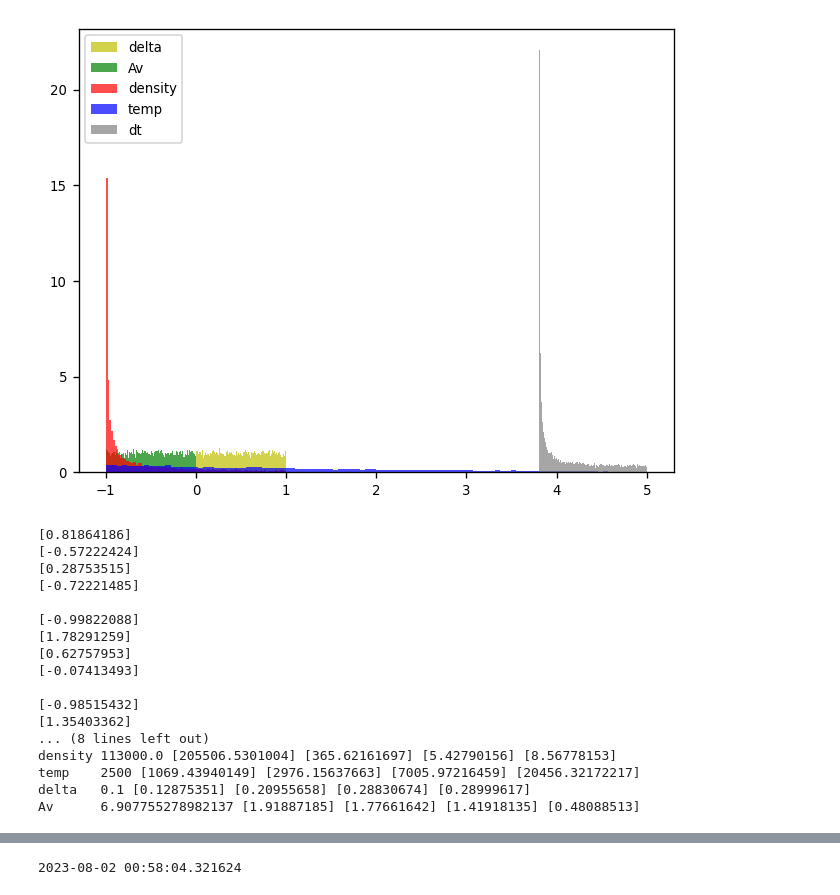
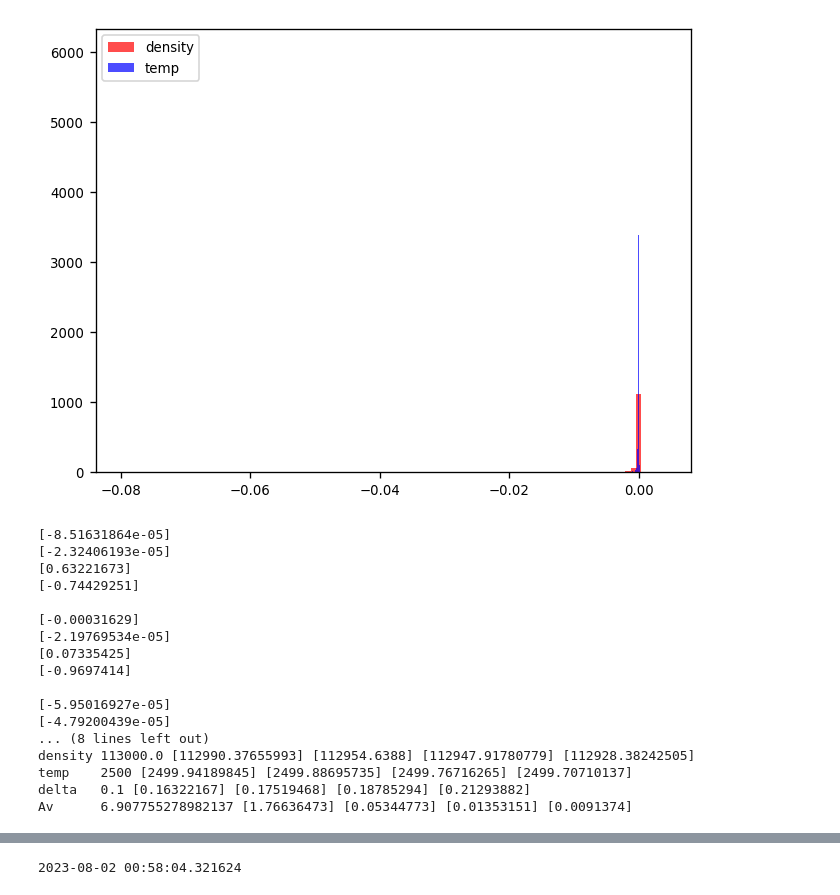
Before and after one commit to silkemaes/ChemPy, a Jupyter notebook: data_generation.ipynb, the cells around one changed output, grey strips where cells are left out. Saved outputs shown, nothing was run; the diff lists cells and outputs as text; code cells hidden in the pictures.

Commit message:
Sampling from the distributions of the PHANTOM parameters

```diff
--- a/data_generation.ipynb
+++ b/data_generation.ipynb
@@ -7,6 +7,7 @@ import sys
 from pathlib            import Path
 from matplotlib         import rcParams, rc
 from scipy.interpolate  import interp1d
+import types
 # Change the matplotlib default parameters
 rcParams.update({'font.size':   8})
 rcParams.update({'figure.dpi': 120})
@@ -20,3 +21,4 @@ from src.input              import density
 rate = 16
 
 outloc = '/lhome/silkem/ChemTorch/ChemTorch/out/'
+samploc = '/lhome/silkem/ChemTorch/ChemTorch/sampling/'
@@ -22,0 +49,7 @@ outloc = '/lhome/silkem/ChemTorch/ChemTorch/out/'
+# %%
+rho_func = np.load(samploc+'drho.npy')
+rho_range = np.load(samploc+'drho_range.npy')
+T_func = np.load(samploc+'dT.npy')
+T_range = np.load(samploc+'dT_range.npy')
+print(min(rho_range),max(rho_range))
+print(min(T_range),max(T_range))
@@ -23,9 +65,9 @@ outloc = '/lhome/silkem/ChemTorch/ChemTorch/out/'
 # %%
 ## Ranges from PHANTOM models
-ρ_min = -1.
-ρ_max = 1.
-T_min = -1.
-T_max = 5
+ρ_min = min(rho_range)
+ρ_max = max(rho_range)
+T_min = min(T_range)
+T_max = max(T_range)
 δ_min = 1.e-6
 δ_max = 1
 Av_min = -1
@@ -39,10 +81,12 @@ nstep = 512
 
 
 def fdens(x):
-	return 1./(x+1.001)
+	rho_func = np.load(samploc+'drho.npy')
+	return rho_func
 
 def ftemp(x):
-	return -1.05*np.log10(x+3)+1
+	T_func = np.load(samploc+'dT.npy')
+	return T_func
 
 def fdelta(x):
 	return np.ones_like(x)
@@ -59,11 +103,13 @@ def fdt(x):
 def genSamples(xmin, xmax, nstep, N, f):
 	xbin = np.linspace(xmin, xmax, nstep)
 	ycum = np.cumsum(f(xbin))
+	xbin = np.linspace(xmin, xmax, len(ycum))
 	u = np.random.uniform(ycum.min(), ycum.max(), int(N))
-    ## take the inverse of cumm. function
+	## take the inverse of cumm. function
 	func_interp = interp1d(ycum, xbin)
 	samples = func_interp(u)
 	return samples
+
 
 def calc_next(f, param_i, min, max, nstep):
 	N = 1
@@ -81,24 +127,24 @@ def next_input(ρ, T, δ, Av):
 # %%
 nsamples = 1.e4
 nbins = 100
 
 dens_samples = genSamples(ρ_min, ρ_max, nstep, nsamples, fdens)
 temp_samples = genSamples(T_min, T_max, nstep, nsamples, ftemp)
 delt_samples = genSamples(δ_min, δ_max, nstep, nsamples, fdelta)
 Av_samples = genSamples(Av_min, Av_max, nstep, nsamples, fAv)
 dt_samples = genSamples(dt_min, dt_max, nstep, nsamples, fdt)
 
 
-plt.hist(delt_samples,bins=nbins, density=True, color='y', alpha=0.7, label = 'delta')
-plt.hist(Av_samples,bins=nbins, density=True, color='g', alpha=0.7, label = 'Av')
+# plt.hist(delt_samples,bins=nbins, density=True, color='y', alpha=0.7, label = 'delta')
+# plt.hist(Av_samples,bins=nbins, density=True, color='g', alpha=0.7, label = 'Av')
 plt.hist(dens_samples,bins=nbins, density=True, color='r', alpha=0.7, label = 'density')
 plt.hist(temp_samples,bins=nbins, density=True, color='b', alpha=0.7, label = 'temp')
-plt.hist(dt_samples,bins=nbins, density=True, color='grey', alpha=0.7, label = 'dt')
+# plt.hist(dt_samples,bins=nbins, density=True, color='grey', alpha=0.7, label = 'dt')
 
 plt.legend(loc = 'upper left')
 plt.show()
 # %% [output]
-[figure, old version]
+[figure, new version]
 # %%
 ρ_i  = 1.13E+05
 T_i  = 2500
@@ -119,23 +165,23 @@ print('temp   ',T_i, T, T2, T3, T4)
 print('delta  ',δ_i, δ, δ2, δ3, δ4)
 print('Av     ',Av_i, Av, Av2, Av3, Av4)
 # %% [output]
-[0.81864186]
-[-0.57222424]
-[0.28753515]
-[-0.72221485]
+[-8.51631864e-05]
+[-2.32406193e-05]
+[0.63221673]
+[-0.74429251]
 
-[-0.99822088]
-[1.78291259]
-[0.62757953]
-[-0.07413493]
+[-0.00031629]
+[-2.19769534e-05]
+[0.07335425]
+[-0.9697414]
 
-[-0.98515432]
-[1.35403362]
+[-5.95016927e-05]
+[-4.79200439e-05]
 ... (8 lines left out)
-density 113000.0 [205506.5301004] [365.62161697] [5.42790156] [8.56778153]
-temp    2500 [1069.43940149] [2976.15637663] [7005.97216459] [20456.32172217]
-delta   0.1 [0.12875351] [0.20955658] [0.28830674] [0.28999617]
-Av      6.907755278982137 [1.91887185] [1.77661642] [1.41918135] [0.48088513]
+density 113000.0 [112990.37655993] [112954.6388] [112947.91780779] [112928.38242505]
+temp    2500 [2499.94189845] [2499.88695735] [2499.76716265] [2499.70710137]
+delta   0.1 [0.16322167] [0.17519468] [0.18785294] [0.21293882]
+Av      6.907755278982137 [1.76636473] [0.05344773] [0.01353151] [0.0091374]
 # %%
 fig, ax = plt.subplots(2,2, gridspec_kw={'height_ratios': [1,1]},figsize=(7, 7))
 ax1 = ax[0,0]
```
Also changed, not shown: parts of 7 cells of this notebook, 5 other files.
